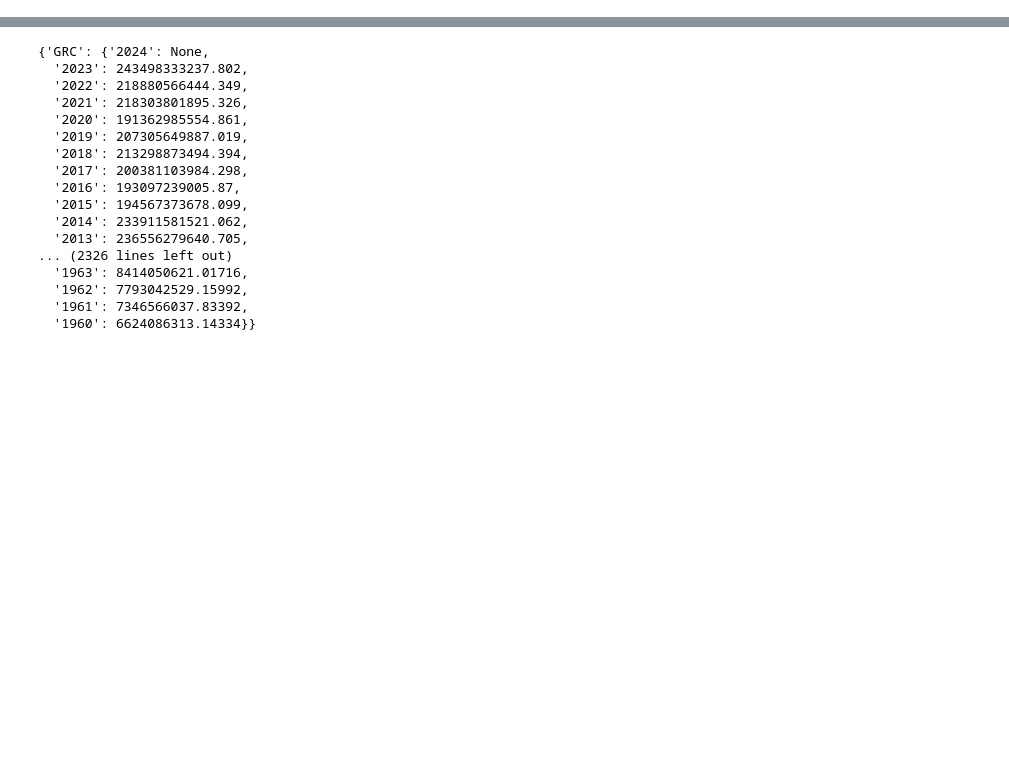
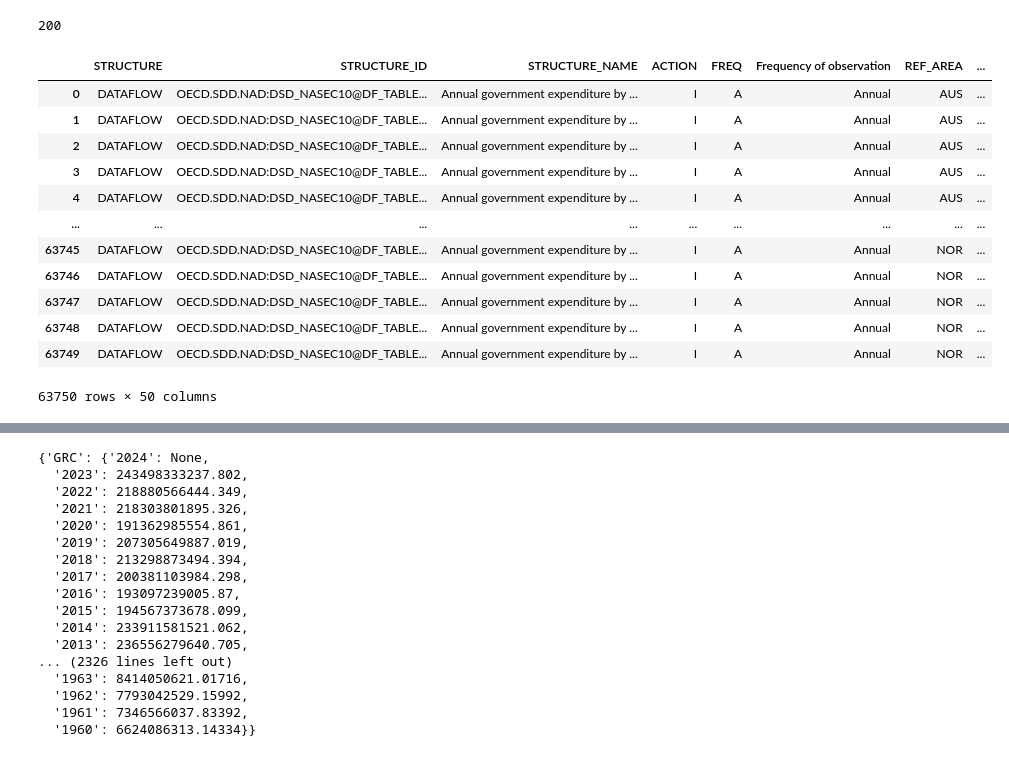
Before and after one commit to songmichael11/Consensus, a Jupyter notebook: datasets/read_data.ipynb, the cells around one changed output, grey strips where cells are left out. Cells and saved outputs as stored; diff of their text form; code cells hidden in the pictures; blank space fills up the shorter version.

```diff
--- a/datasets/read_data.ipynb
+++ b/datasets/read_data.ipynb
@@ -1,22 +1,37 @@
 # %%
 import requests
 import pandas as pd
 import json
 from io import StringIO
 import time
 
 def fetch_oecd_data(metric):
     url = f"https://sdmx.oecd.org/public/rest/data/{metric}/all?startPeriod=2000&endPeriod=2025&dimensionAtObservation=AllDimensions&format=csvfilewithlabels"
     response = requests.get(url)
     print(response.status_code)
     # digesting the csv text into a pandas df
     df = pd.read_csv(StringIO(response.text)) #stringio makes it "appear" like a csv to pandas
     #df = df[['TIME_PERIOD', 'Reference area', 'REF_AREA', 'Measure','OBS_VALUE']] # selecting columns to keep
     return df
 
 TradeUnion_code = 'OECD.ELS.SAE,DSD_TUD_CBC@DF_TUD,'
 CorpTax_code = 'OECD.CTP.TPS,DSD_TAX_CIT@DF_CIT,1.0/.A..ST..S13+S1311+S13M..'
 GovSpend_code = 'OECD.SDD.NAD,DSD_NASEC10@DF_TABLE11,/A..S13...OTE.....V..'
 
 df = fetch_oecd_data(GovSpend_code)
-print(df.shape)
+df
+# %% [output]
+200
+|  | STRUCTURE | STRUCTURE_ID | STRUCTURE_NAME | ACTION | FREQ | Frequency of observation | REF_AREA | ... |
+| 0 | DATAFLOW | OECD.SDD.NAD:DSD_NASEC10@DF_TABLE... | Annual government expenditure by ... | I | A | Annual | AUS | ... |
+| 1 | DATAFLOW | OECD.SDD.NAD:DSD_NASEC10@DF_TABLE... | Annual government expenditure by ... | I | A | Annual | AUS | ... |
+| 2 | DATAFLOW | OECD.SDD.NAD:DSD_NASEC10@DF_TABLE... | Annual government expenditure by ... | I | A | Annual | AUS | ... |
+| 3 | DATAFLOW | OECD.SDD.NAD:DSD_NASEC10@DF_TABLE... | Annual government expenditure by ... | I | A | Annual | AUS | ... |
+| 4 | DATAFLOW | OECD.SDD.NAD:DSD_NASEC10@DF_TABLE... | Annual government expenditure by ... | I | A | Annual | AUS | ... |
+| ... | ... | ... | ... | ... | ... | ... | ... | ... |
+| 63745 | DATAFLOW | OECD.SDD.NAD:DSD_NASEC10@DF_TABLE... | Annual government expenditure by ... | I | A | Annual | NOR | ... |
+| 63746 | DATAFLOW | OECD.SDD.NAD:DSD_NASEC10@DF_TABLE... | Annual government expenditure by ... | I | A | Annual | NOR | ... |
+| 63747 | DATAFLOW | OECD.SDD.NAD:DSD_NASEC10@DF_TABLE... | Annual government expenditure by ... | I | A | Annual | NOR | ... |
+| 63748 | DATAFLOW | OECD.SDD.NAD:DSD_NASEC10@DF_TABLE... | Annual government expenditure by ... | I | A | Annual | NOR | ... |
+| 63749 | DATAFLOW | OECD.SDD.NAD:DSD_NASEC10@DF_TABLE... | Annual government expenditure by ... | I | A | Annual | NOR | ... |
+63750 rows × 50 columns
```
Also changed, not shown: parts of 9 cells of this notebook, 3 other files.
